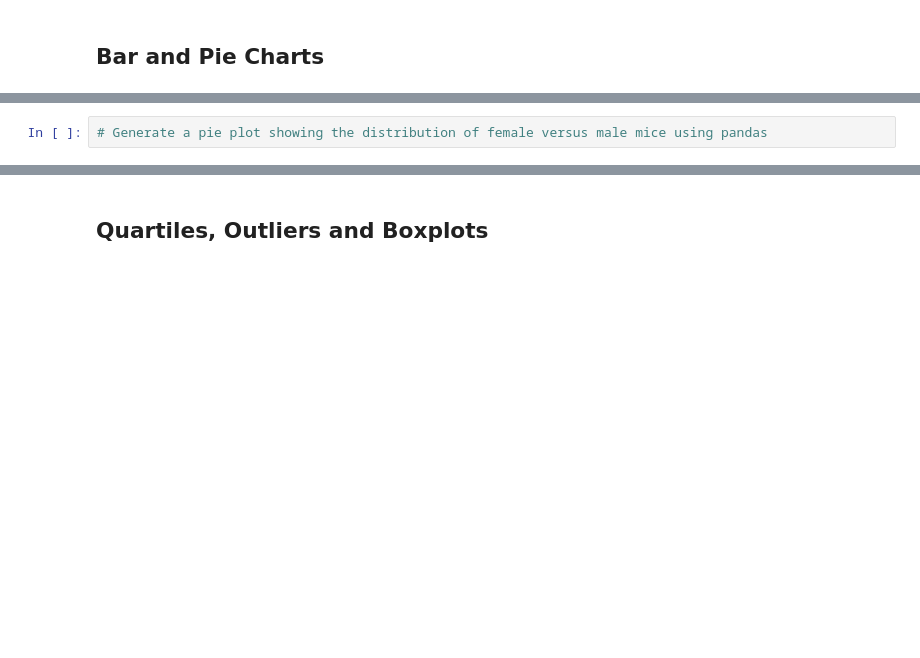
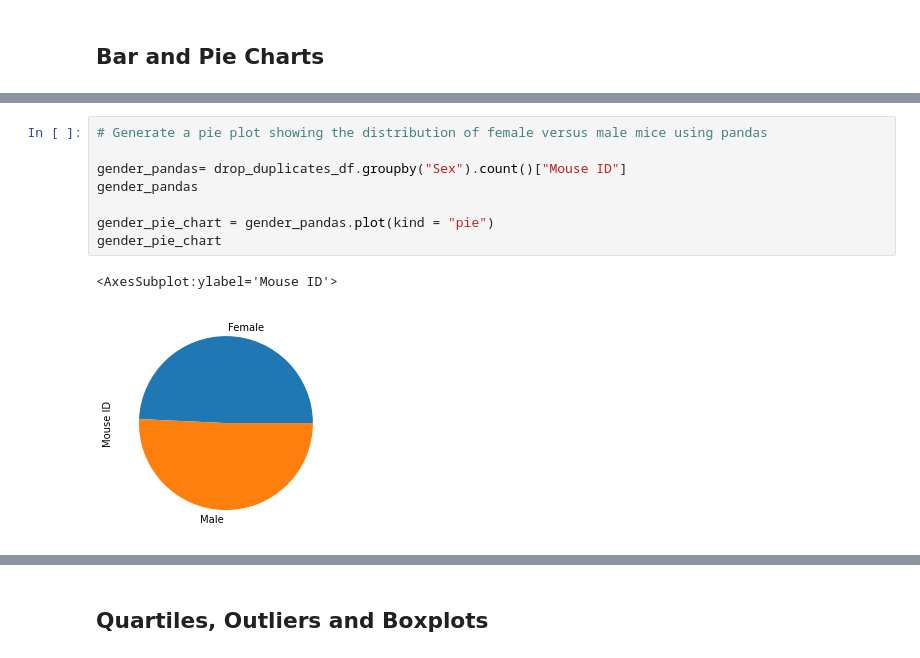
Before and after one commit to morehe11/Matplotlib_HW, a Jupyter notebook: Pymaceuticals/pymaceuticals_starter.ipynb, the cells around one changed output, grey strips where cells are left out. Saved outputs shown, nothing was run; the diff lists cells and outputs as text; blank space fills up the shorter version.

```diff
--- a/Pymaceuticals/pymaceuticals_starter.ipynb
+++ b/Pymaceuticals/pymaceuticals_starter.ipynb
@@ -165,4 +182,13 @@ agg_summary
 # %%
 # Generate a pie plot showing the distribution of female versus male mice using pandas
+
+gender_pandas= drop_duplicates_df.groupby("Sex").count()["Mouse ID"]
+gender_pandas
+
+gender_pie_chart = gender_pandas.plot(kind = "pie")
+gender_pie_chart
+# %% [output]
+<AxesSubplot:ylabel='Mouse ID'>
+[figure, added]
 # %%
 # Generate a pie plot showing the distribution of female versus male mice using pyplot
```
Also changed, not shown: parts of 5 cells of this notebook.
